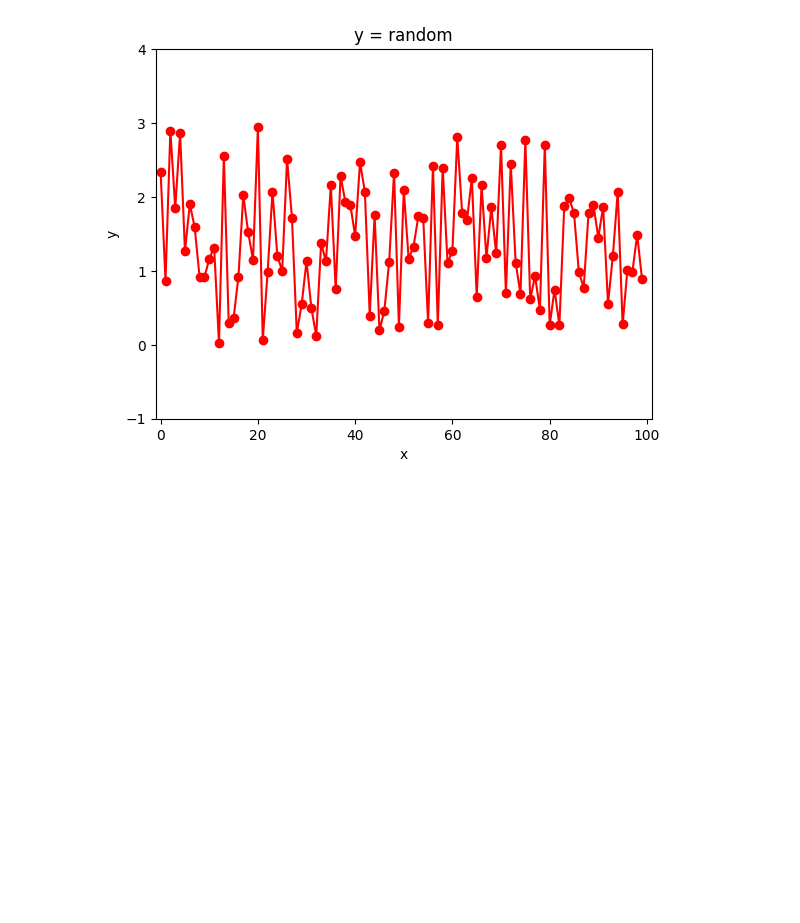
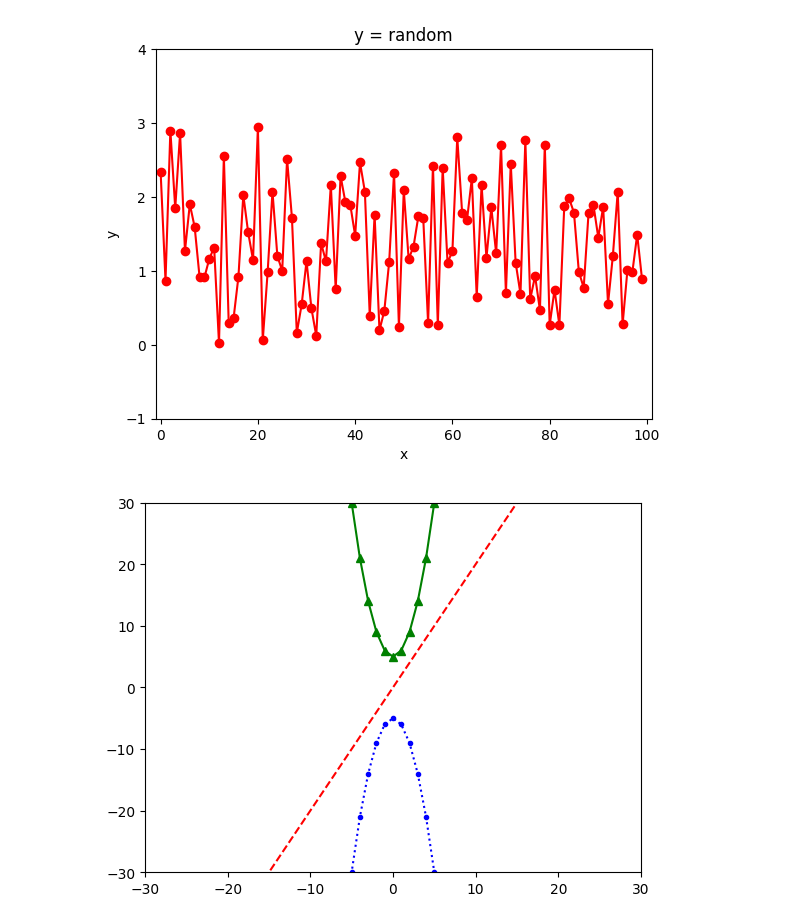
Before and after one commit to joostory/study-python, a Jupyter notebook: data_science.ipynb, the cells around one changed output. Saved outputs shown, nothing was run; the diff lists cells and outputs as text; code cells hidden in the pictures; blank space fills up the shorter version.

```diff
--- a/data_science.ipynb
+++ b/data_science.ipynb
@@ -393,3 +393,16 @@ plt.axis([-1, 101, -1, 4])
 plt.show()
 # %% [output]
 [figure]
+# %%
+import matplotlib.pyplot as plt
+
+x = [x for x in range(-20, 20)]
+y1 = [2*t for t in x]
+y2 = [t**2 + 5 for t in x]
+y3 = [-t**2 - 5 for t in x]
+
+plt.plot(x, y1, 'r--', x, y2, 'g^-', x, y3, 'b.:')
+plt.axis([-30, 30, -30, 30])
+plt.show()
+# %% [output]
+[figure, added]
```
Also changed, not shown: parts of 10 cells of this notebook, 3 other files.
